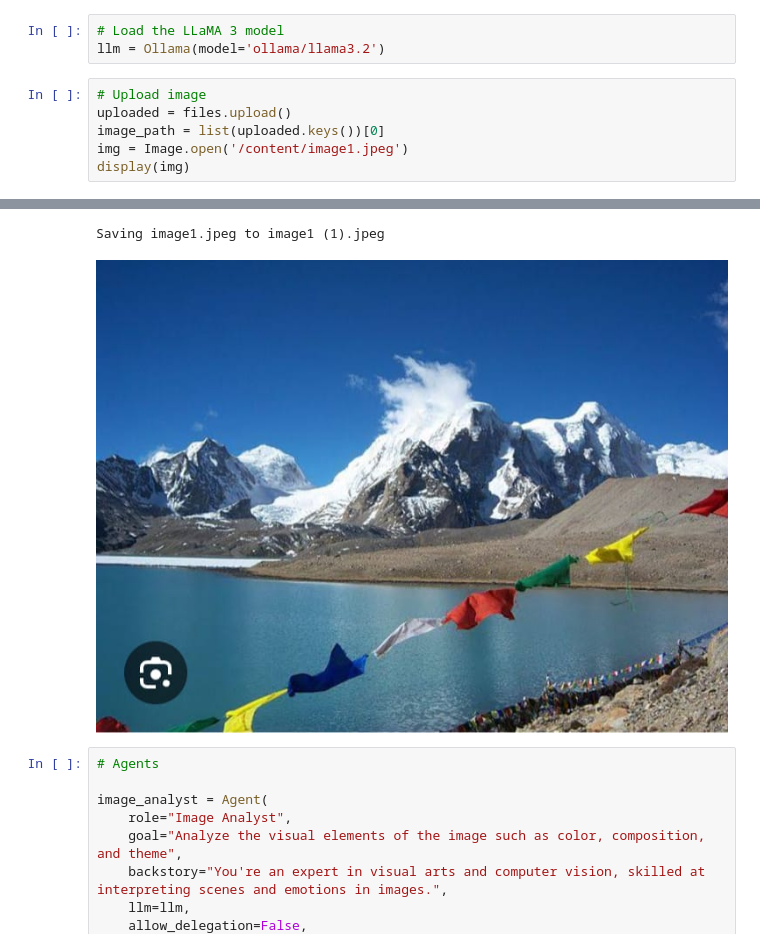
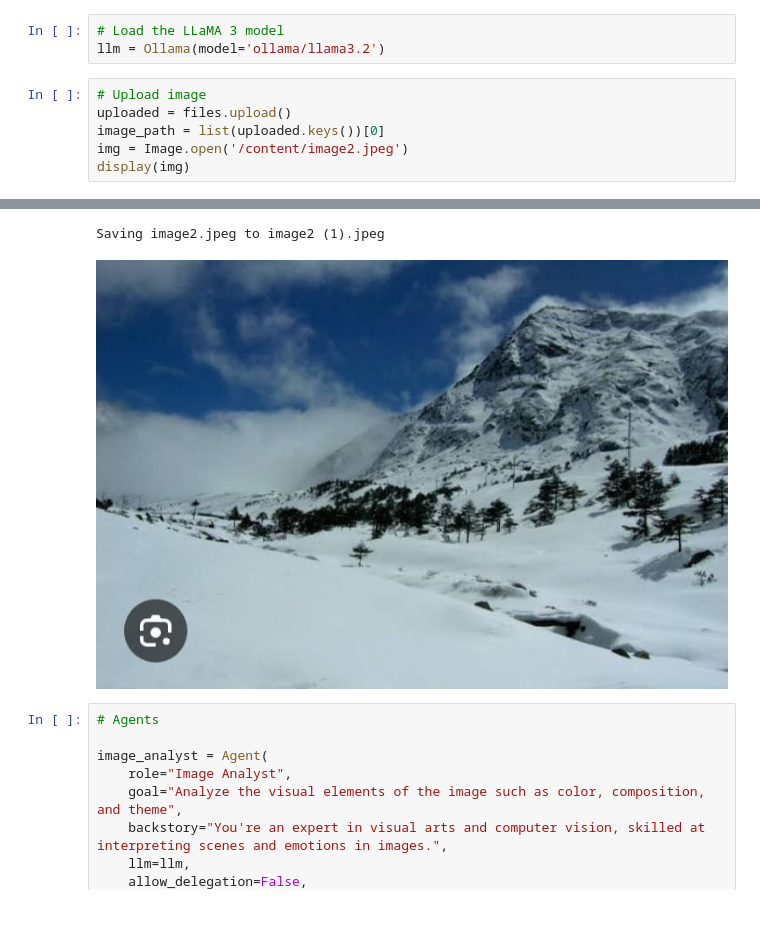
Before and after one commit to tiyasadey3/GEN_AI, a Jupyter notebook: Image_Analyzer.ipynb, the cells around one changed output, grey strips where cells are left out. Saved outputs shown, nothing was run; the diff lists cells and outputs as text; blank space fills up the shorter version.

```diff
--- a/Image_Analyzer.ipynb
+++ b/Image_Analyzer.ipynb
@@ -55,13 +55,13 @@ llm = Ollama(model='ollama/llama3.2')
 # %%
 # Upload image
 uploaded = files.upload()
 image_path = list(uploaded.keys())[0]
-img = Image.open('/content/image1.jpeg')
+img = Image.open('/content/image2.jpeg')
 display(img)
 # %% [output]
 [interactive output not drawn]
-Saving image1.jpeg to image1 (1).jpeg
+Saving image2.jpeg to image2 (1).jpeg
-[figure, old version]
+[figure, new version]
 # %%
 # Agents
 
```
Also changed, not shown: parts of 1 cell of this notebook.
